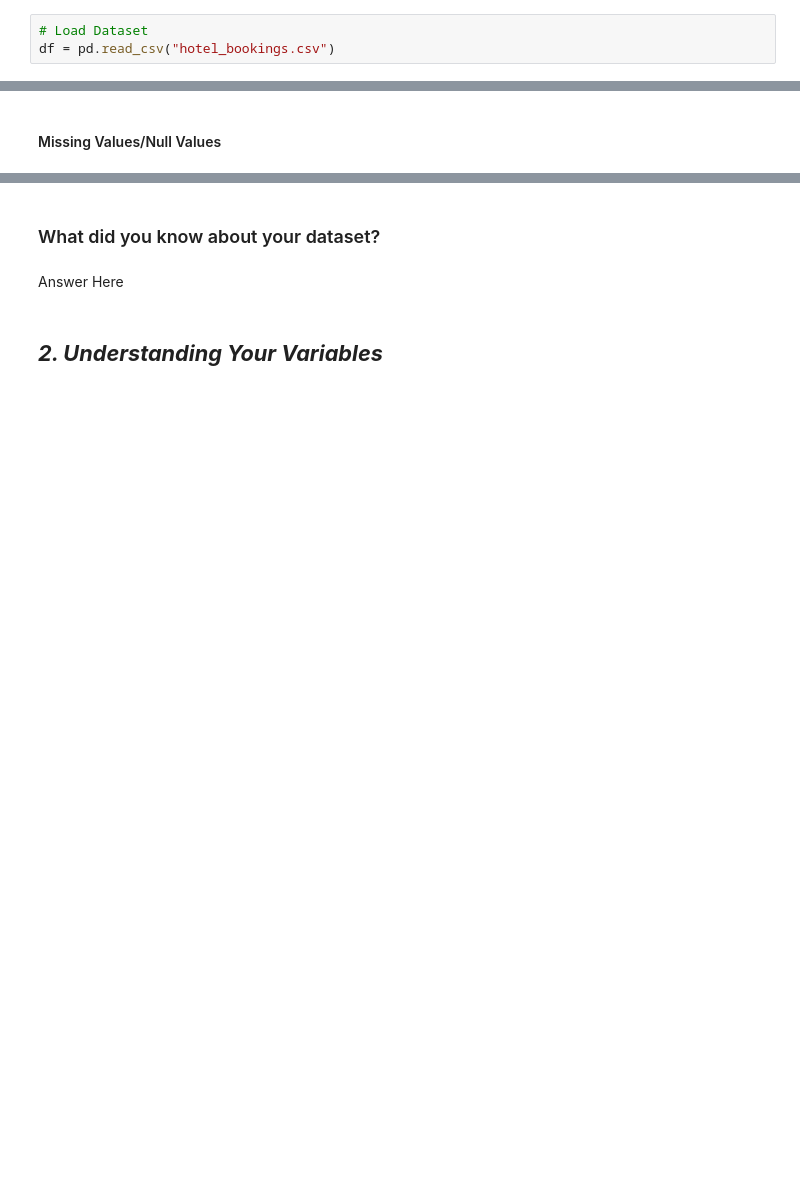
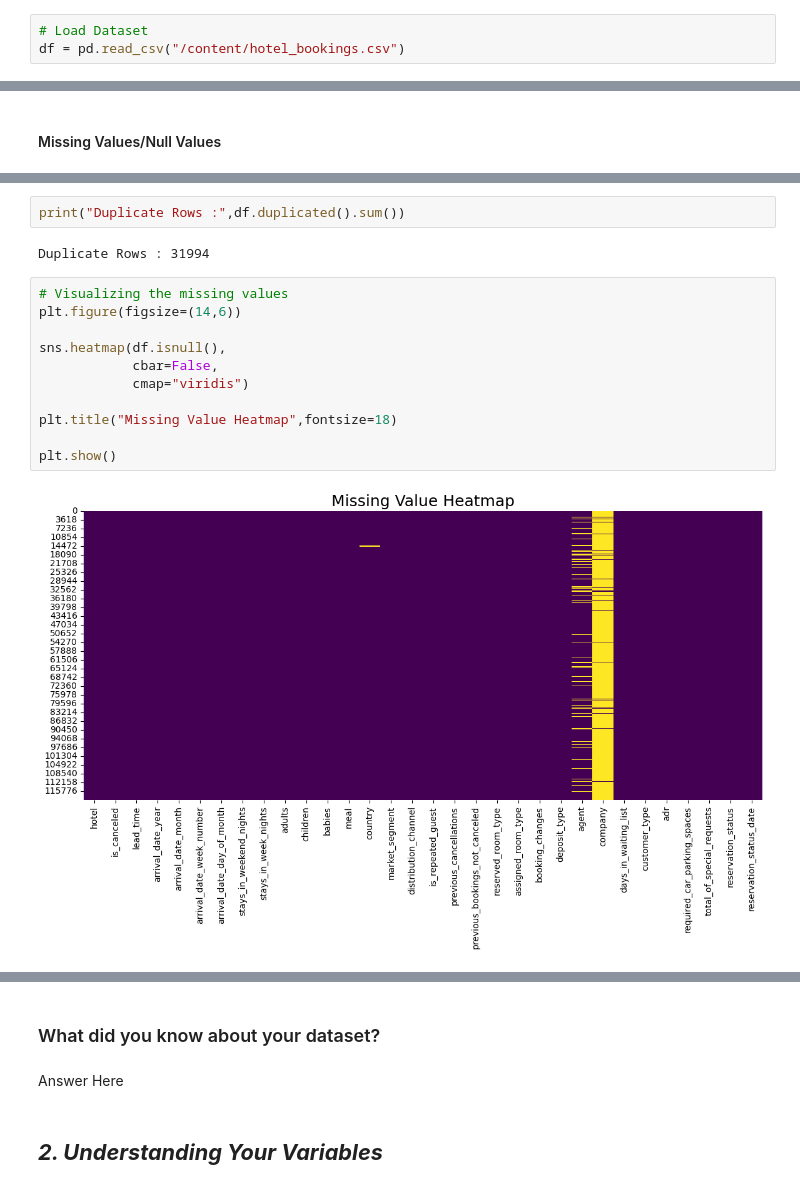
Before and after one commit to eyespydushyant/hotel-booking-price-prediction, a Jupyter notebook: dushyant_Regression__ML_Submission.ipynb, the cells around one changed output, grey strips where cells are left out. Cells and saved outputs as stored; diff of their text form; blank space fills up the shorter version.

```diff
--- a/dushyant_Regression__ML_Submission.ipynb
+++ b/dushyant_Regression__ML_Submission.ipynb
@@ -107,7 +100,7 @@ from sklearn.metrics import r2_score
 ### Dataset Loading
 # %%
 # Load Dataset
-df = pd.read_csv("hotel_bookings.csv")
+df = pd.read_csv("/content/hotel_bookings.csv")
 # %% [markdown]
 ### Dataset First View
 # %%
@@ -132,0 +225,17 @@ df = pd.read_csv("hotel_bookings.csv")
+# %%
+print("Duplicate Rows :",df.duplicated().sum())
+# %% [output]
+Duplicate Rows : 31994
+# %%
+# Visualizing the missing values
+plt.figure(figsize=(14,6))
+
+sns.heatmap(df.isnull(),
+            cbar=False,
+            cmap="viridis")
+
+plt.title("Missing Value Heatmap",fontsize=18)
+
+plt.show()
+# %% [output]
+[figure, added]
```
Also changed, not shown: parts of 64 cells of this notebook.
